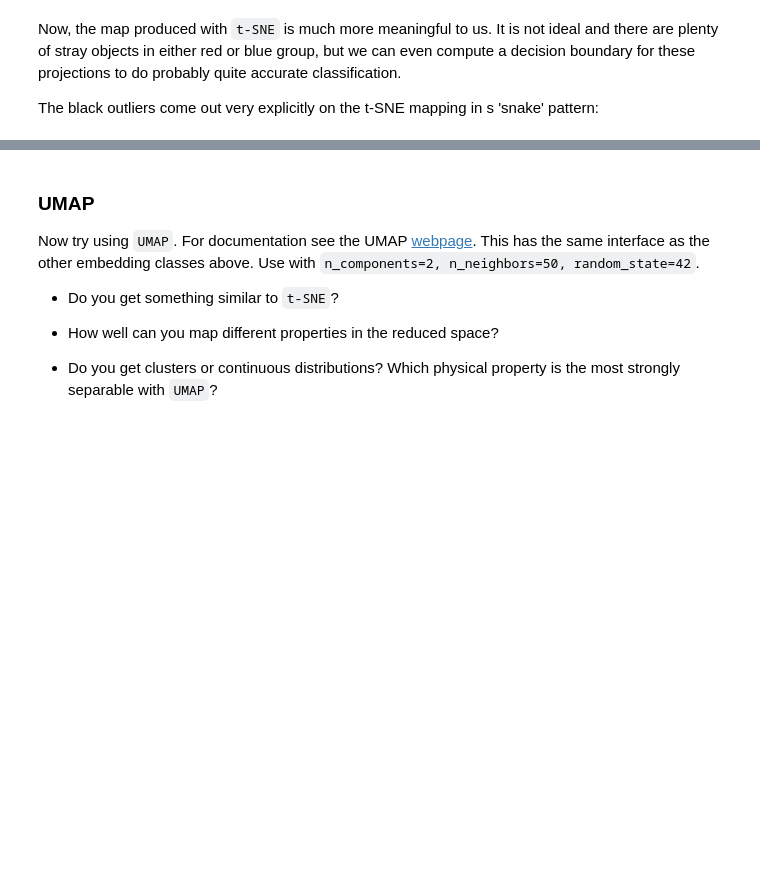
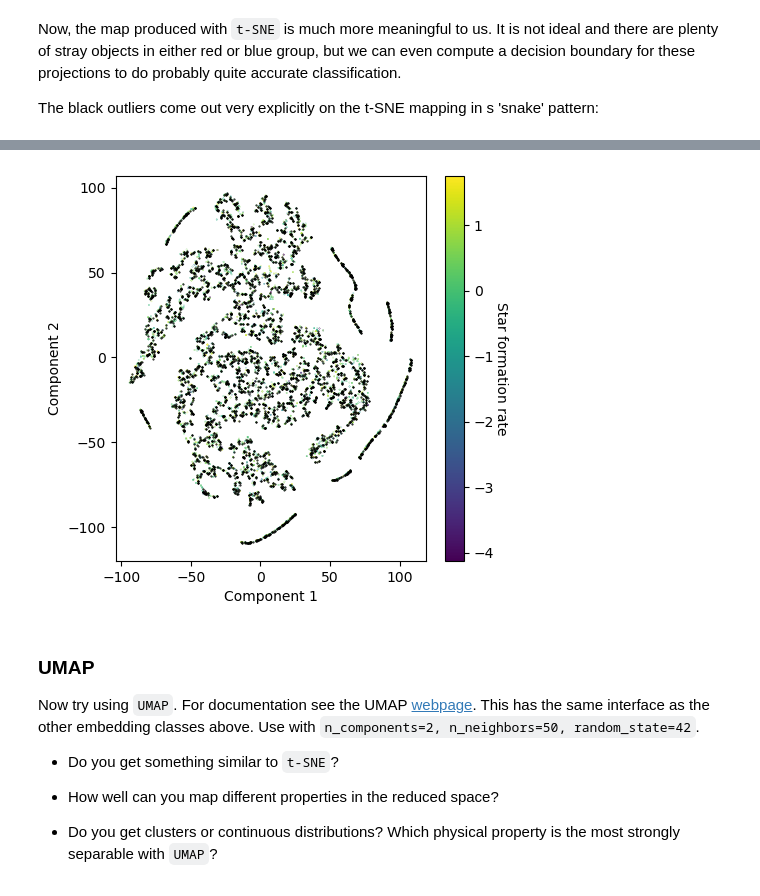
Before and after one commit to Nihilol/AppliedML2023, a Jupyter notebook: Week2/DimReductionPart1.ipynb, the cells around one changed output, grey strips where cells are left out. Drawn from its saved outputs; the diff is of its cells as text; code cells hidden in the pictures; blank space fills up the shorter version.

```diff
--- a/Week2/DimReductionPart1.ipynb
+++ b/Week2/DimReductionPart1.ipynb
@@ -439,6 +450,8 @@ plot_components(y_tsne, color_property='log_mass',
 # %%
 plot_components(y_tsne, color_property='log_sfr',
-                  cmap='jet', clabel='Star formation rate')
+                  cmap='viridis', clabel='Star formation rate')
+# %% [output]
+[figure, added]
 # %% [markdown]
 ### UMAP
 
```
Also changed, not shown: parts of 17 cells of this notebook, 13 other files.
